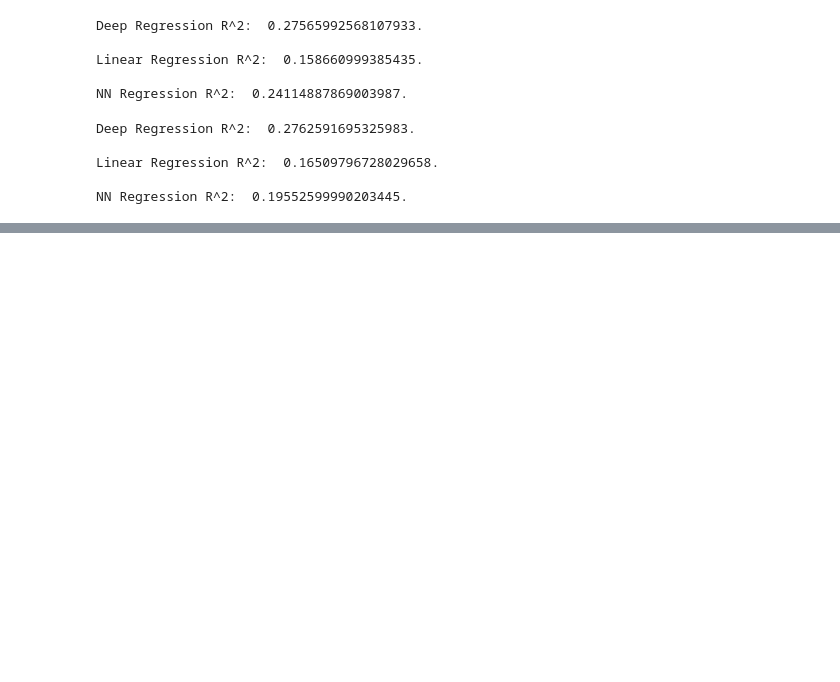
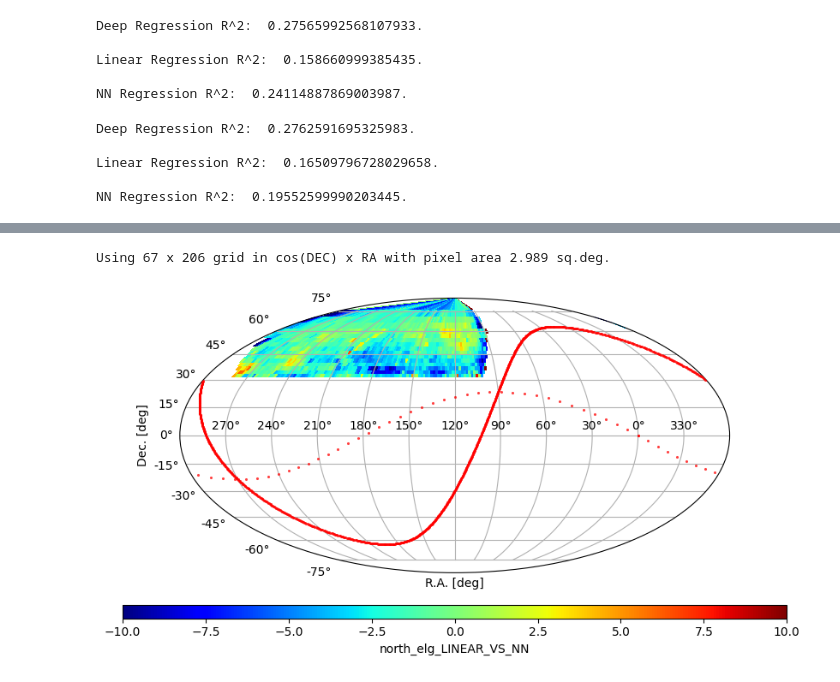
Before and after one commit to elleggert/astrostatistics, a Jupyter notebook: models/regression/identification_promising_areas.ipynb, the cells around one changed output, grey strips where cells are left out. Saved outputs shown, nothing was run; the diff lists cells and outputs as text; code cells hidden in the pictures; blank space fills up the shorter version.

Commit message:
Identifification of promisiing areas across the sky att different pixelisations

```diff
--- a/models/regression/identification_promising_areas.ipynb
+++ b/models/regression/identification_promising_areas.ipynb
@@ -218,0 +223,5 @@ NN Regression R^2:  0.19552599990203445.
+# %%
+from desiutil.plots import plot_sky_binned
+import healpy as hp
+
+NSIDE = 256
@@ -218,0 +245,16 @@ NN Regression R^2:  0.19552599990203445.
+# %%
+area = 'north'
+gal = 'elg'
+
+df_test = pd.read_csv(f'results/{area}_complete.csv')
+# %%
+df_test[f'{gal}_LINEAR_VS_NN'] = df_test[f'{gal}_lin'] - df_test[f'{gal}_nn']
+df_test[f'{gal}_LINEAR_VS_DEEP'] = df_test[f'{gal}_lin'] - df_test[f'{gal}_deep']
+df_test[f'{gal}_NN_VS_DEEP'] = df_test[f'{gal}_nn'] - df_test[f'{gal}_deep']
+
+df_test[f'{gal}_GOLD_VS_LINEAR'] = df_test[f'{gal}'] - df_test[f'{gal}_lin']
+df_test[f'{gal}_GOLD_VS_NN'] = df_test[f'{gal}'] - df_test[f'{gal}_nn']
+df_test[f'{gal}_GOLD_VS_DEEP'] = df_test[f'{gal}'] - df_test[f'{gal}_deep']
+
+
+df_test.describe()
@@ -218,0 +272,8 @@ NN Regression R^2:  0.19552599990203445.
+# %%
+bin_area = 3
+ra, dec = hp.pix2ang(NSIDE, df_test.pixel_id,lonlat=True)
+clipper = 10
+ax1 = plot_sky_binned(ra,dec,data=df_test[f'{gal}_LINEAR_VS_NN'] ,cmap='jet',label=f'{area}_{gal}_LINEAR_VS_NN', plot_type='grid', verbose=True,max_bin_area=bin_area, clip_lo=-clipper, clip_hi=clipper)
+# %% [output]
+Using 67 x 206 grid in cos(DEC) x RA with pixel area 2.989 sq.deg.
+[figure, added]
```
Also changed, not shown: parts of 9 cells of this notebook, 2 other files.
